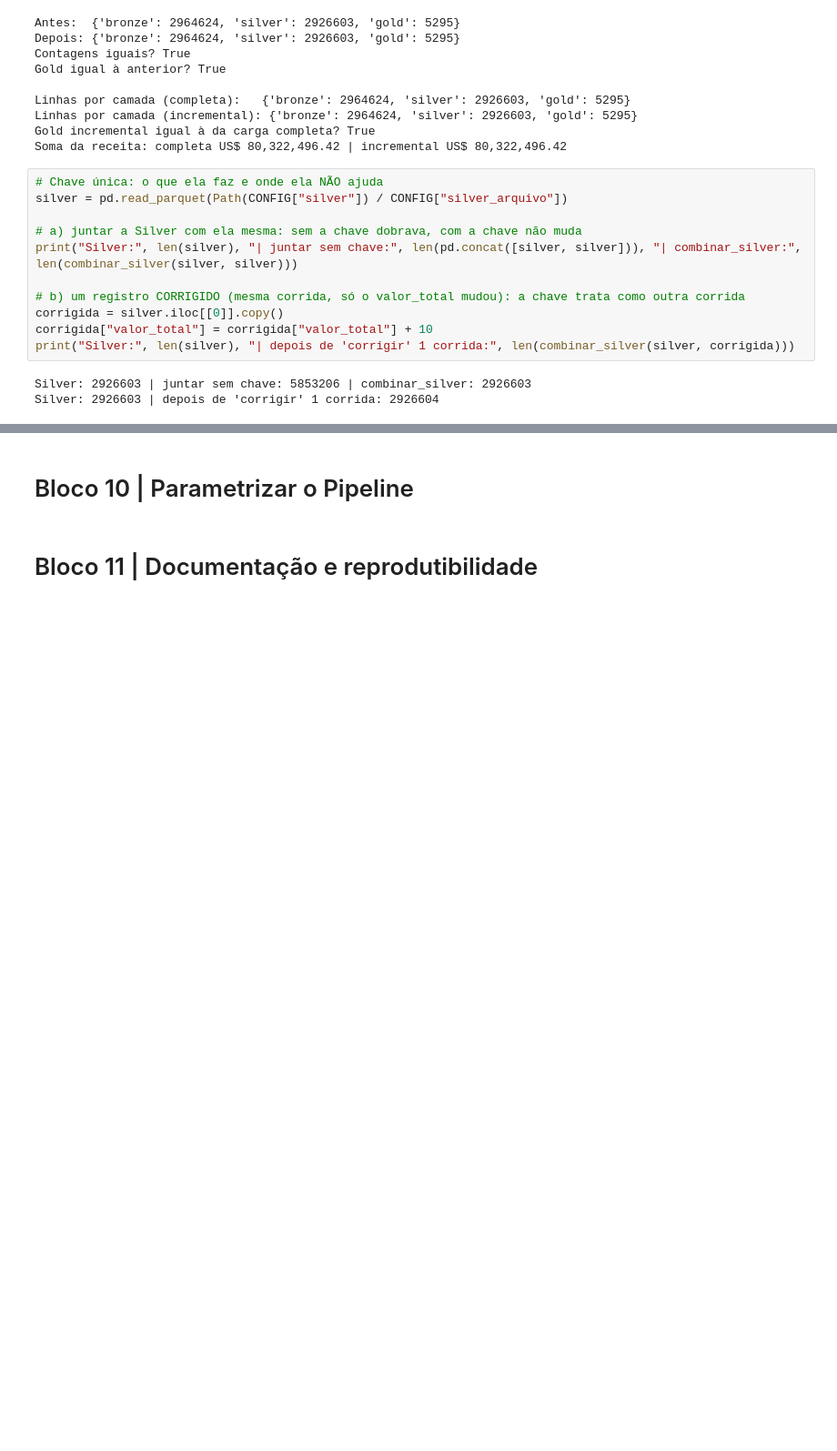
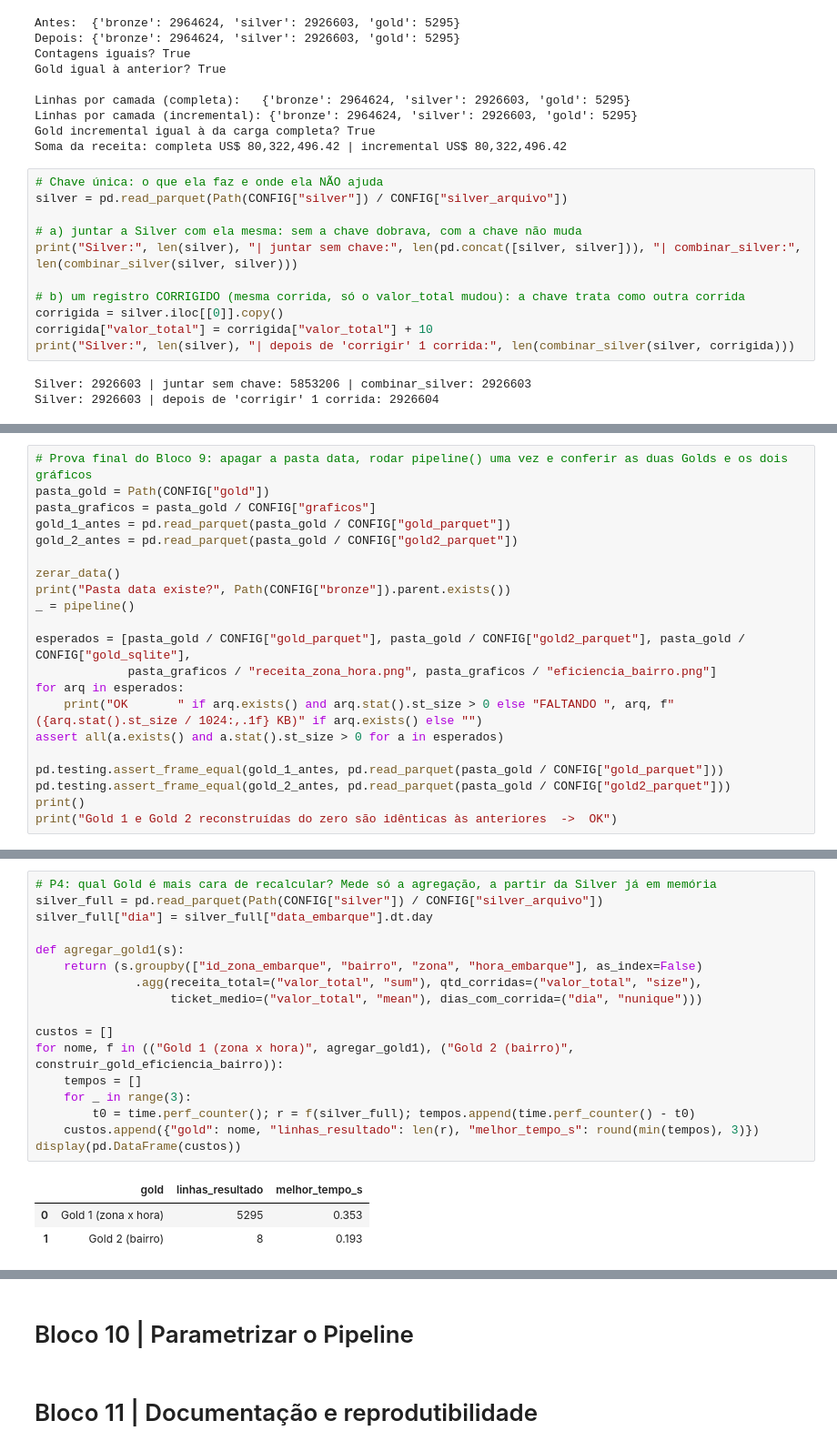
Before and after one commit to Grupo-02-2-Periodo-Faculdade-Donaduzzi/I.A-C.D-Grupo-2-2-periodo--Faculdade-Donaduzzi, a Jupyter notebook: pipeline_de_dados/Lista_de_atividades_Aula_09.ipynb, the cells around one changed output, grey strips where cells are left out. Shown at 91% size. Cells and saved outputs as stored; diff of their text form; blank space fills up the shorter version.

```diff
--- a/pipeline_de_dados/Lista_de_atividades_Aula_09.ipynb
+++ b/pipeline_de_dados/Lista_de_atividades_Aula_09.ipynb
@@ -1578,0 +1772,21 @@ Na Gold, o valor corrigido deveria substituir o antigo, ou seja, a receita da zo
+# %%
+# Prova final do Bloco 9: apagar a pasta data, rodar pipeline() uma vez e conferir as duas Golds e os dois gráficos
+pasta_gold = Path(CONFIG["gold"])
+pasta_graficos = pasta_gold / CONFIG["graficos"]
+gold_1_antes = pd.read_parquet(pasta_gold / CONFIG["gold_parquet"])
+gold_2_antes = pd.read_parquet(pasta_gold / CONFIG["gold2_parquet"])
+
+zerar_data()
+print("Pasta data existe?", Path(CONFIG["bronze"]).parent.exists())
+_ = pipeline()
+
+esperados = [pasta_gold / CONFIG["gold_parquet"], pasta_gold / CONFIG["gold2_parquet"], pasta_gold / CONFIG["gold_sqlite"],
+             pasta_graficos / "receita_zona_hora.png", pasta_graficos / "eficiencia_bairro.png"]
+for arq in esperados:
+    print("OK       " if arq.exists() and arq.stat().st_size > 0 else "FALTANDO ", arq, f"({arq.stat().st_size / 1024:,.1f} KB)" if arq.exists() else "")
+assert all(a.exists() and a.stat().st_size > 0 for a in esperados)
+
+pd.testing.assert_frame_equal(gold_1_antes, pd.read_parquet(pasta_gold / CONFIG["gold_parquet"]))
+pd.testing.assert_frame_equal(gold_2_antes, pd.read_parquet(pasta_gold / CONFIG["gold2_parquet"]))
+print()
+print("Gold 1 e Gold 2 reconstruídas do zero são idênticas às anteriores  ->  OK")
@@ -1578,0 +1802,21 @@ Na Gold, o valor corrigido deveria substituir o antigo, ou seja, a receita da zo
+# %%
+# P4: qual Gold é mais cara de recalcular? Mede só a agregação, a partir da Silver já em memória
+silver_full = pd.read_parquet(Path(CONFIG["silver"]) / CONFIG["silver_arquivo"])
+silver_full["dia"] = silver_full["data_embarque"].dt.day
+
+def agregar_gold1(s):
+    return (s.groupby(["id_zona_embarque", "bairro", "zona", "hora_embarque"], as_index=False)
+              .agg(receita_total=("valor_total", "sum"), qtd_corridas=("valor_total", "size"),
+                   ticket_medio=("valor_total", "mean"), dias_com_corrida=("dia", "nunique")))
+
+custos = []
+for nome, f in (("Gold 1 (zona x hora)", agregar_gold1), ("Gold 2 (bairro)", construir_gold_eficiencia_bairro)):
+    tempos = []
+    for _ in range(3):
+        t0 = time.perf_counter(); r = f(silver_full); tempos.append(time.perf_counter() - t0)
+    custos.append({"gold": nome, "linhas_resultado": len(r), "melhor_tempo_s": round(min(tempos), 3)})
+display(pd.DataFrame(custos))
+# %% [output]
+|  | gold | linhas_resultado | melhor_tempo_s |
+| 0 | Gold 1 (zona x hora) | 5295 | 0.353 |
+| 1 | Gold 2 (bairro) | 8 | 0.193 |
```
Also changed, not shown: parts of 7 cells of this notebook.
